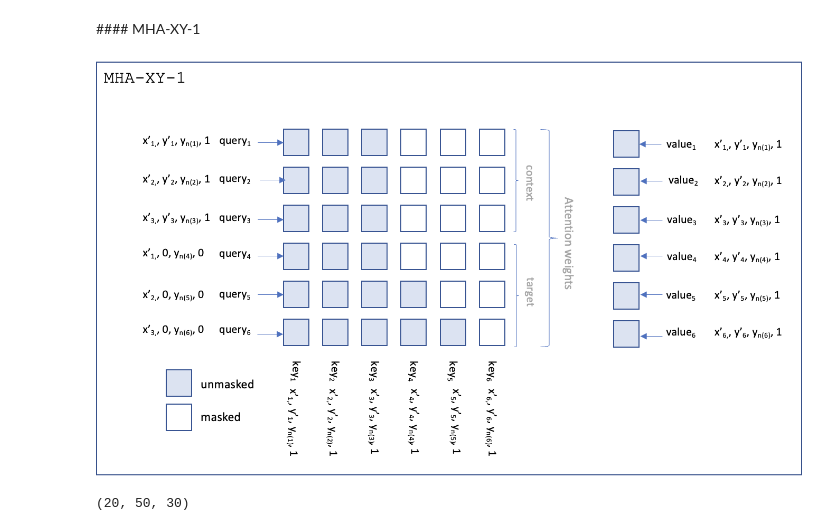
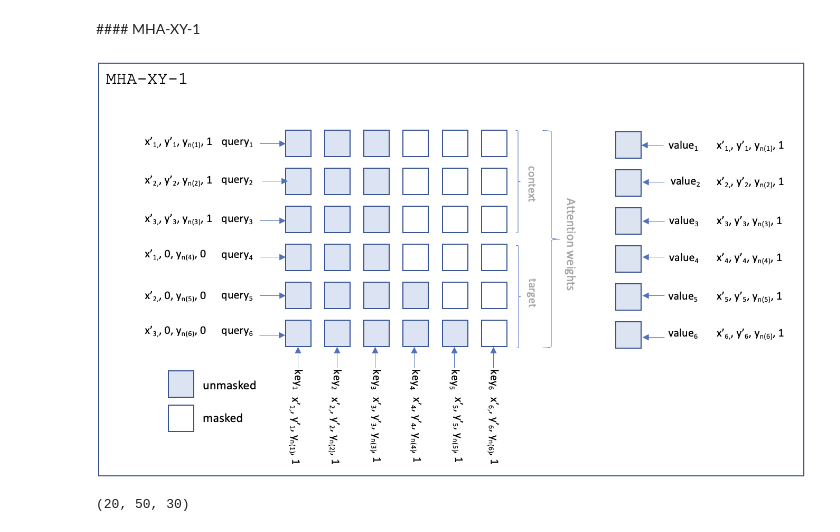
Before and after one commit to oremnirv/ATP, a Jupyter notebook: ATP_tutorial.ipynb, the cells around one changed output. Saved outputs shown, nothing was run; the diff lists cells and outputs as text; code cells hidden in the pictures.

```diff
--- a/ATP_tutorial.ipynb
+++ b/ATP_tutorial.ipynb
@@ -228,9 +230,9 @@ print(x.shape)
 # %% [markdown]
 #### MHA-XY-1
 # %%
-display(Image('MHA-XY-1.png', width=750, height=750))
+display(Image('MHA-XY-1-v2.png', width=750, height=750))
 # %% [output]
-[figure, old version]
+[figure, new version]
 # %%
 class MHA_XY_1(tf.keras.layers.Layer):
     def __init__(self,
```
Also changed, not shown: parts of 20 cells of this notebook, 1 other file.
